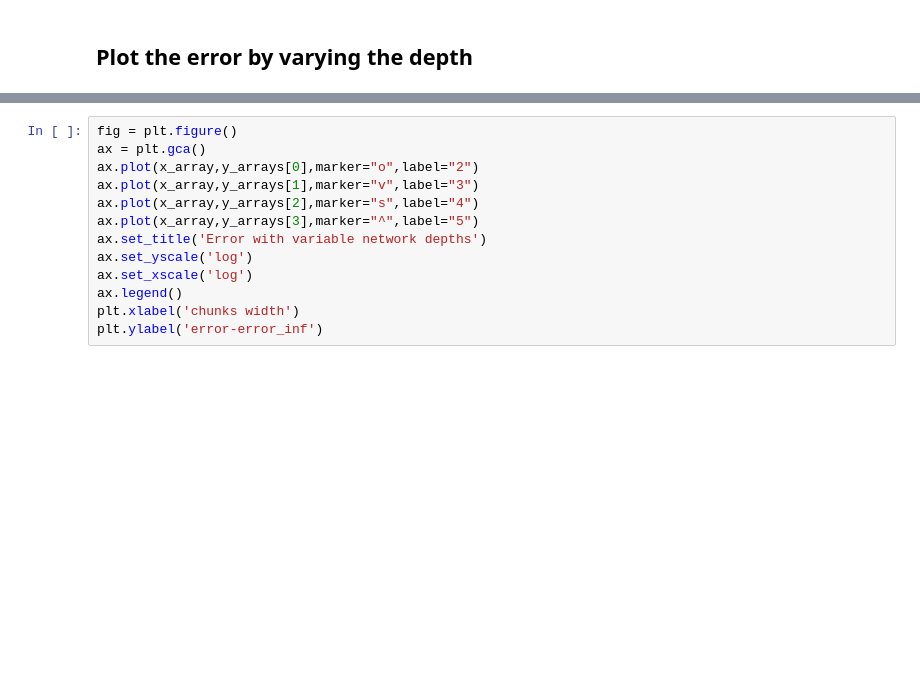
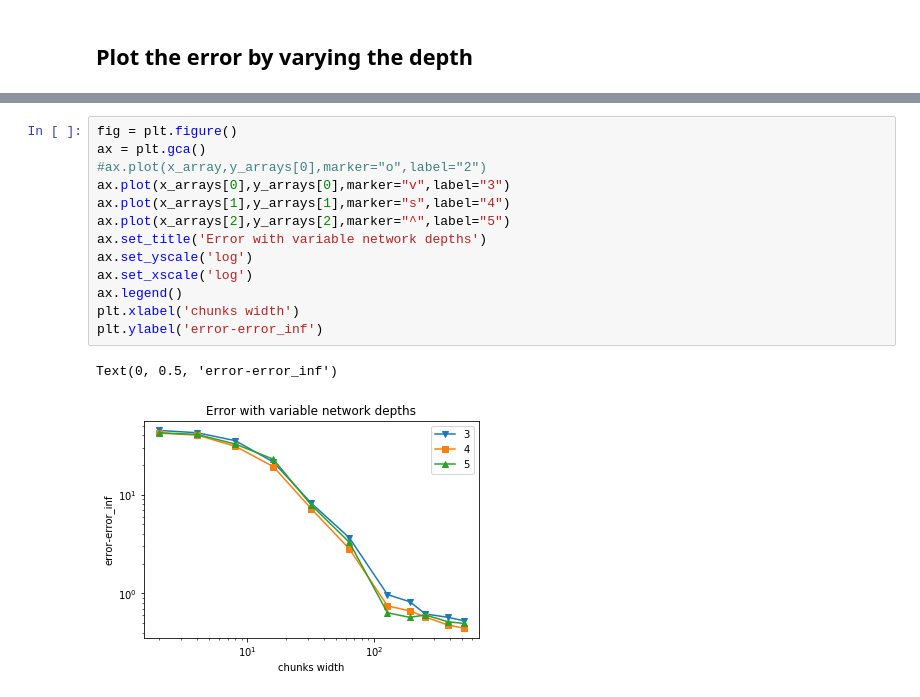
Before and after one commit to fcaretti/mitosis_MNIST, a Jupyter notebook: Notebook for plots.ipynb, the cells around one changed output, grey strips where cells are left out. Cells and saved outputs as stored; diff of their text form; blank space fills up the shorter version.

```diff
--- a/Notebook for plots.ipynb
+++ b/Notebook for plots.ipynb
@@ -49,13 +52,16 @@ y_arrays.append(np.load(f'./arrays/error_{5}_layer_{512}_inputdim_{784}.npy'))
 # %%
 fig = plt.figure()
 ax = plt.gca()
-ax.plot(x_array,y_arrays[0],marker="o",label="2")
-ax.plot(x_array,y_arrays[1],marker="v",label="3")
-ax.plot(x_array,y_arrays[2],marker="s",label="4")
-ax.plot(x_array,y_arrays[3],marker="^",label="5")
+#ax.plot(x_array,y_arrays[0],marker="o",label="2")
+ax.plot(x_arrays[0],y_arrays[0],marker="v",label="3")
+ax.plot(x_arrays[1],y_arrays[1],marker="s",label="4")
+ax.plot(x_arrays[2],y_arrays[2],marker="^",label="5")
 ax.set_title('Error with variable network depths')
 ax.set_yscale('log')
 ax.set_xscale('log')
 ax.legend()
 plt.xlabel('chunks width')
 plt.ylabel('error-error_inf')
+# %% [output]
+Text(0, 0.5, 'error-error_inf')
+[figure, added]
```
Also changed, not shown: parts of 2 cells of this notebook, 2 other files.
